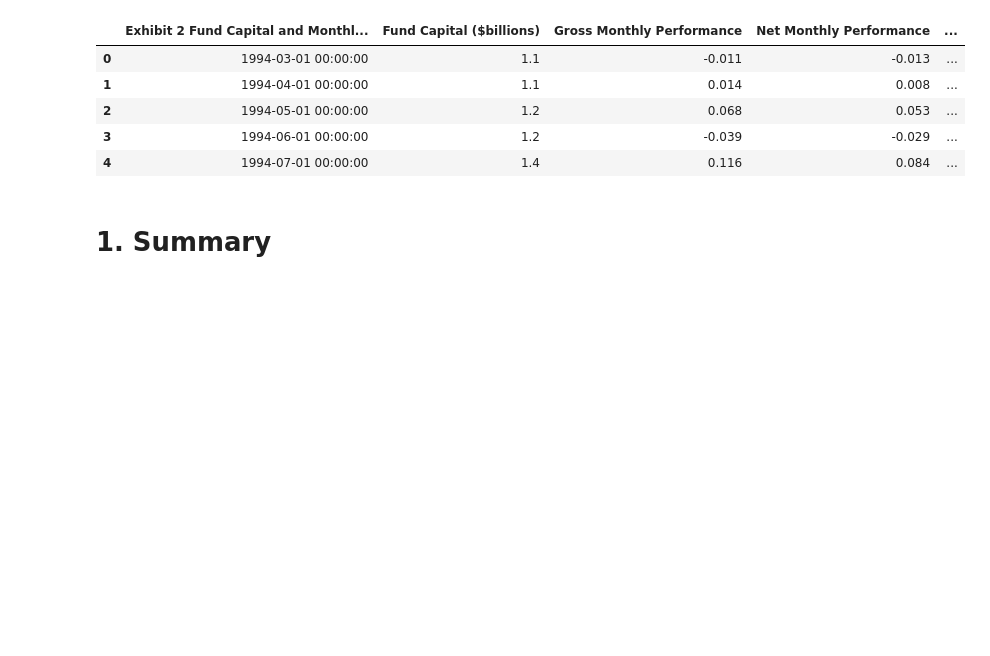
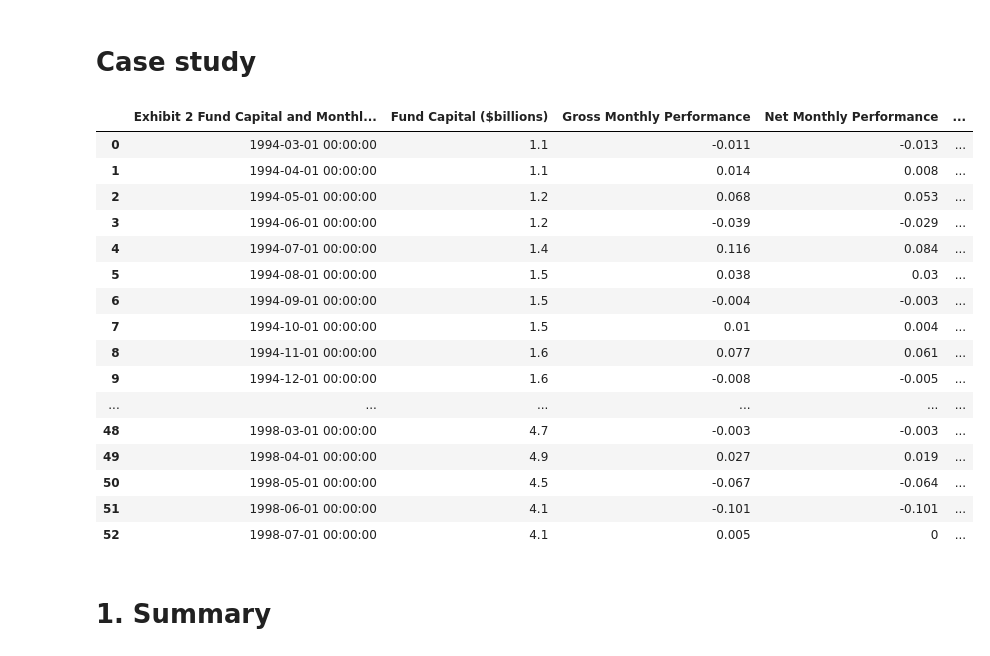
Before and after one commit to OlegGlo/PRM-Homework-8, a Jupyter notebook: work.ipynb, the cells around one changed output. Cells and saved outputs as stored; diff of their text form; code cells hidden in the pictures; blank space fills up the shorter version.

```diff
--- a/work.ipynb
+++ b/work.ipynb
@@ -1,26 +571,40 @@
+# %% [markdown]
+# Case study
 # %%
 import pandas as pd
 import numpy as np
 import matplotlib.pyplot as plt
 
 df_exibit2 = pd.read_excel('ltcm_exhibits_data.xlsx', sheet_name='Exhibit 2')
 
 df_ltcm_data = df_exibit2.iloc[3:56]
 df_ltcm_data = df_ltcm_data.rename(columns={'Exhibit 2 Fund Capital and Monthly Returns (June, 1994 to July, 1998)	': 'Date',
     'Unnamed: 1': 'Fund Capital ($billions)',
     'Unnamed: 2': 'Gross Monthly Performance',
     'Unnamed: 3': 'Net Monthly Performance',
     'Unnamed: 4': 'Index of Net Performance',
     })
 df_ltcm_data.reset_index(drop=True, inplace=True)
-df_ltcm_data.head()
+
+df_ltcm_data
 # %% [output]
 |  | Exhibit 2 Fund Capital and Monthl... | Fund Capital ($billions) | Gross Monthly Performance | Net Monthly Performance | ... |
 | 0 | 1994-03-01 00:00:00 | 1.1 | -0.011 | -0.013 | ... |
 | 1 | 1994-04-01 00:00:00 | 1.1 | 0.014 | 0.008 | ... |
 | 2 | 1994-05-01 00:00:00 | 1.2 | 0.068 | 0.053 | ... |
 | 3 | 1994-06-01 00:00:00 | 1.2 | -0.039 | -0.029 | ... |
 | 4 | 1994-07-01 00:00:00 | 1.4 | 0.116 | 0.084 | ... |
+| 5 | 1994-08-01 00:00:00 | 1.5 | 0.038 | 0.03 | ... |
+| 6 | 1994-09-01 00:00:00 | 1.5 | -0.004 | -0.003 | ... |
+| 7 | 1994-10-01 00:00:00 | 1.5 | 0.01 | 0.004 | ... |
+| 8 | 1994-11-01 00:00:00 | 1.6 | 0.077 | 0.061 | ... |
+| 9 | 1994-12-01 00:00:00 | 1.6 | -0.008 | -0.005 | ... |
+| ... | ... | ... | ... | ... | ... |
+| 48 | 1998-03-01 00:00:00 | 4.7 | -0.003 | -0.003 | ... |
+| 49 | 1998-04-01 00:00:00 | 4.9 | 0.027 | 0.019 | ... |
+| 50 | 1998-05-01 00:00:00 | 4.5 | -0.067 | -0.064 | ... |
+| 51 | 1998-06-01 00:00:00 | 4.1 | -0.101 | -0.101 | ... |
+| 52 | 1998-07-01 00:00:00 | 4.1 | 0.005 | 0 | ... |
 # %% [markdown]
 # 1. Summary
 # %%
```
Also changed, not shown: parts of 18 cells of this notebook, 2 other files.
